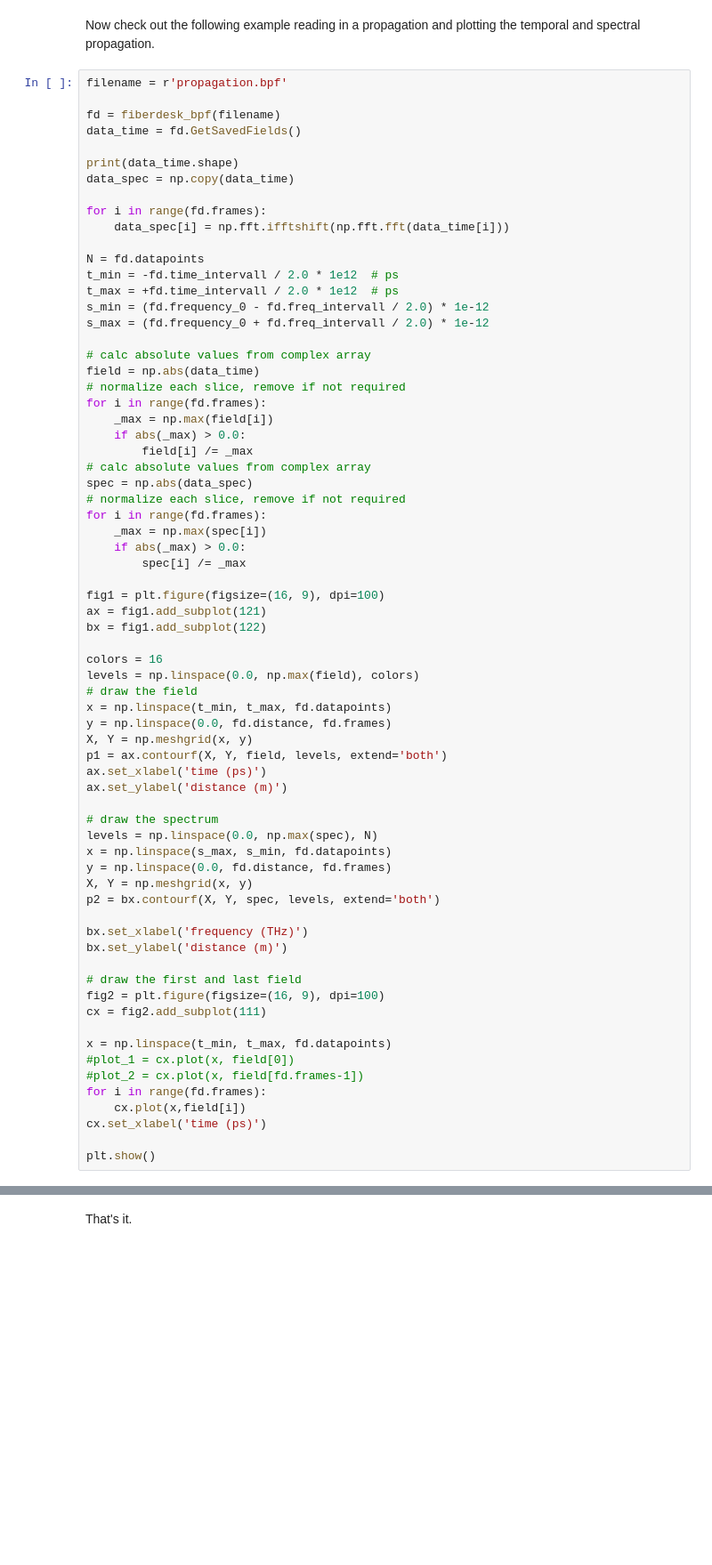
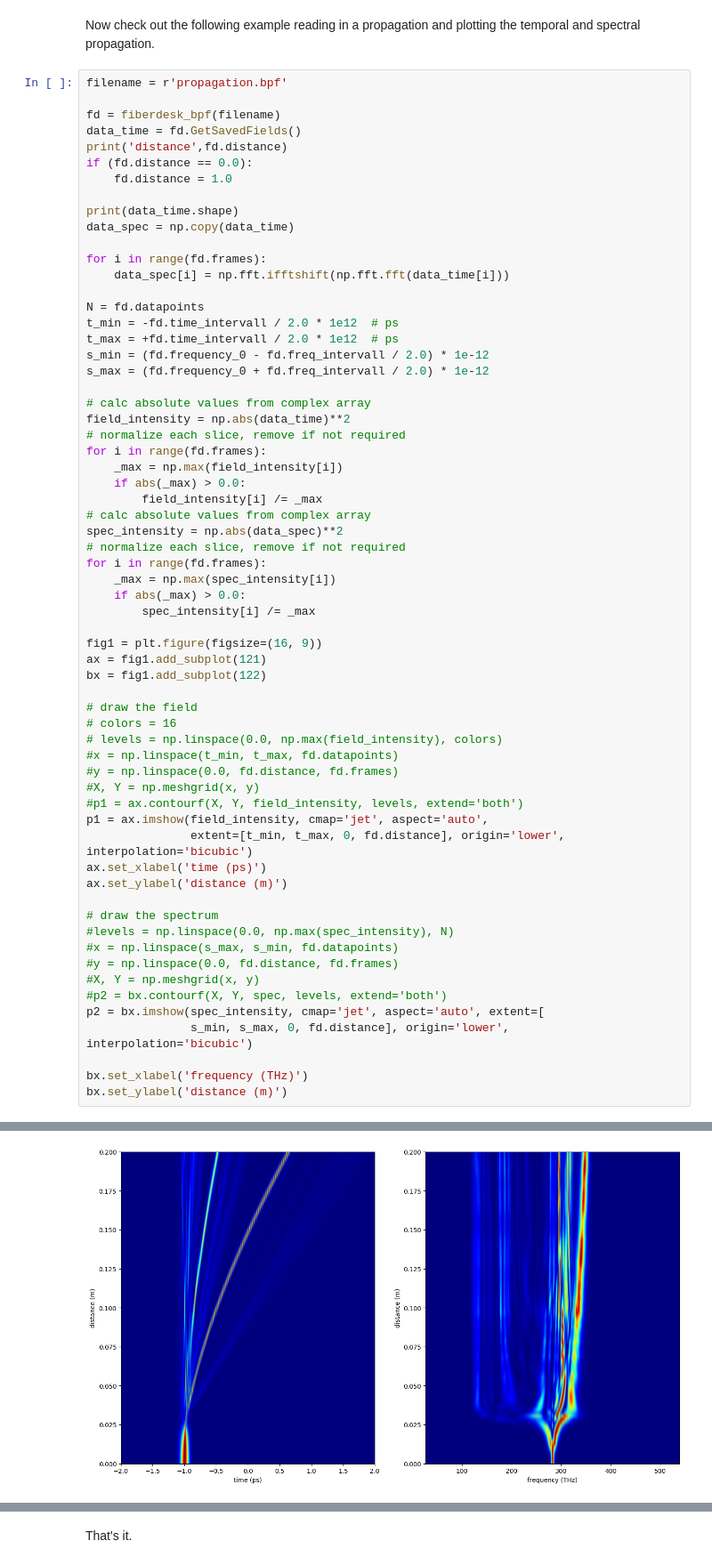
Before and after one commit to TomFD/fiberdesk-pytools, a Jupyter notebook: read old propagation files - bpf.ipynb, the cells around one changed output, grey strips where cells are left out. Shown at 89% size. Drawn from its saved outputs; the diff is of its cells as text; blank space fills up the shorter version.

```diff
--- a/read old propagation files - bpf.ipynb
+++ b/read old propagation files - bpf.ipynb
@@ -84,6 +84,9 @@ filename = r'propagation.bpf'
 
 fd = fiberdesk_bpf(filename)
 data_time = fd.GetSavedFields()
+print('distance',fd.distance)
+if (fd.distance == 0.0):
+    fd.distance = 1.0
 
 print(data_time.shape)
 data_spec = np.copy(data_time)
@@ -98,53 +101,45 @@ s_min = (fd.frequency_0 - fd.freq_intervall / 2.0) * 1e-12
 s_max = (fd.frequency_0 + fd.freq_intervall / 2.0) * 1e-12
 
 # calc absolute values from complex array
-field = np.abs(data_time)
+field_intensity = np.abs(data_time)**2
 # normalize each slice, remove if not required
 for i in range(fd.frames):
-    _max = np.max(field[i])
+    _max = np.max(field_intensity[i])
     if abs(_max) > 0.0:
-        field[i] /= _max
+        field_intensity[i] /= _max
 # calc absolute values from complex array
-spec = np.abs(data_spec)
+spec_intensity = np.abs(data_spec)**2
 # normalize each slice, remove if not required
 for i in range(fd.frames):
-    _max = np.max(spec[i])
+    _max = np.max(spec_intensity[i])
     if abs(_max) > 0.0:
-        spec[i] /= _max
+        spec_intensity[i] /= _max
 
-fig1 = plt.figure(figsize=(16, 9), dpi=100)
+fig1 = plt.figure(figsize=(16, 9))
 ax = fig1.add_subplot(121)
 bx = fig1.add_subplot(122)
 
-colors = 16
-levels = np.linspace(0.0, np.max(field), colors)
 # draw the field
-x = np.linspace(t_min, t_max, fd.datapoints)
-y = np.linspace(0.0, fd.distance, fd.frames)
-X, Y = np.meshgrid(x, y)
-p1 = ax.contourf(X, Y, field, levels, extend='both')
+# colors = 16
+# levels = np.linspace(0.0, np.max(field_intensity), colors)
+#x = np.linspace(t_min, t_max, fd.datapoints)
+#y = np.linspace(0.0, fd.distance, fd.frames)
+#X, Y = np.meshgrid(x, y)
+#p1 = ax.contourf(X, Y, field_intensity, levels, extend='both')
+p1 = ax.imshow(field_intensity, cmap='jet', aspect='auto',
+               extent=[t_min, t_max, 0, fd.distance], origin='lower', interpolation='bicubic')
 ax.set_xlabel('time (ps)')
 ax.set_ylabel('distance (m)')
 
 # draw the spectrum
-levels = np.linspace(0.0, np.max(spec), N)
-x = np.linspace(s_max, s_min, fd.datapoints)
-y = np.linspace(0.0, fd.distance, fd.frames)
-X, Y = np.meshgrid(x, y)
-p2 = bx.contourf(X, Y, spec, levels, extend='both')
+#levels = np.linspace(0.0, np.max(spec_intensity), N)
+#x = np.linspace(s_max, s_min, fd.datapoints)
+#y = np.linspace(0.0, fd.distance, fd.frames)
+#X, Y = np.meshgrid(x, y)
+#p2 = bx.contourf(X, Y, spec, levels, extend='both')
+p2 = bx.imshow(spec_intensity, cmap='jet', aspect='auto', extent=[
+               s_min, s_max, 0, fd.distance], origin='lower', interpolation='bicubic')
 
 bx.set_xlabel('frequency (THz)')
 bx.set_ylabel('distance (m)')
-
-# draw the first and last field
-fig2 = plt.figure(figsize=(16, 9), dpi=100)
-cx = fig2.add_subplot(111)
-
-x = np.linspace(t_min, t_max, fd.datapoints)
-#plot_1 = cx.plot(x, field[0])
-#plot_2 = cx.plot(x, field[fd.frames-1])
-for i in range(fd.frames):
-    cx.plot(x,field[i])
-cx.set_xlabel('time (ps)')
-
-plt.show()
+# %% [output]
@@ -150,0 +151 @@ plt.show()
+[figure, added]
```
Also changed, not shown: parts of 3 cells of this notebook, 1 other file.
